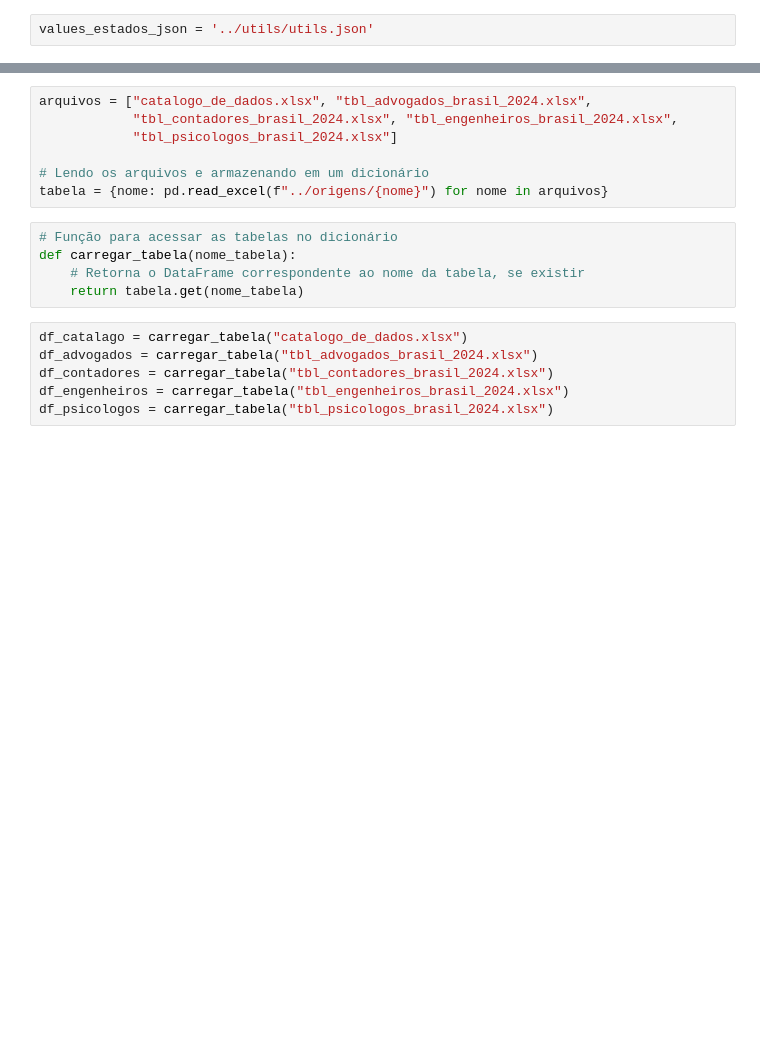
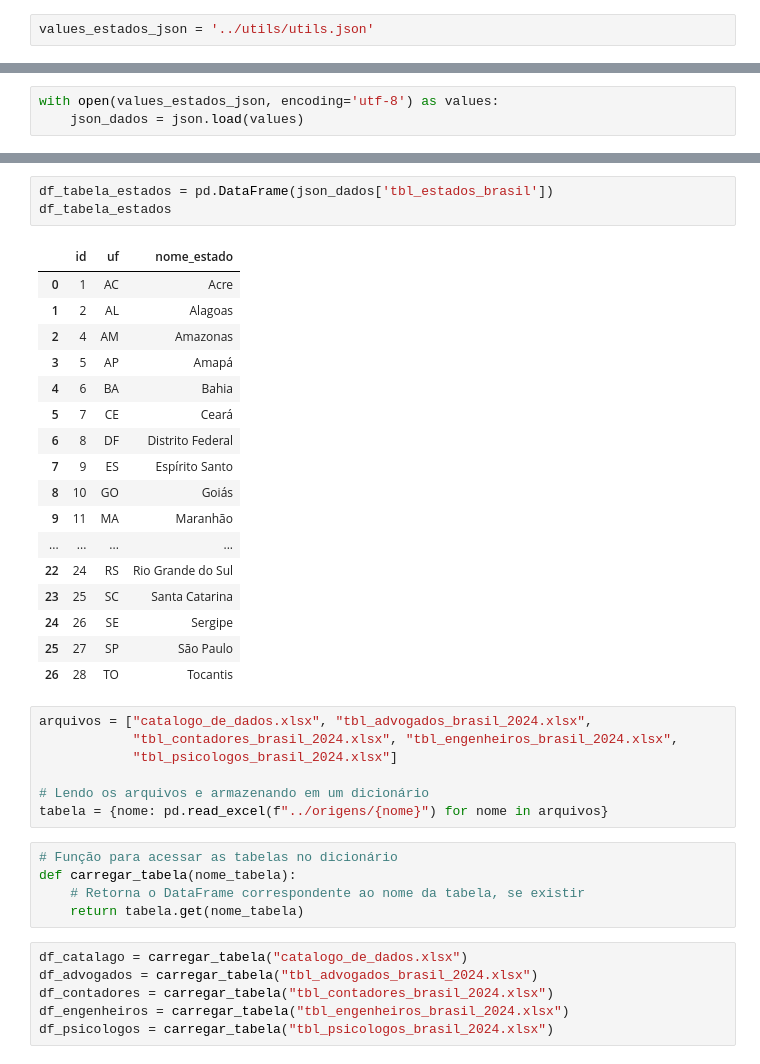
Before and after one commit to gfill99/distribuicao-de-profissoes, a Jupyter notebook: ingestao_de_dados/app/ingestao_de_dados.ipynb, the cells around one changed output, grey strips where cells are left out. Drawn from its saved outputs; the diff is of its cells as text; blank space fills up the shorter version.

```diff
--- a/ingestao_de_dados/app/ingestao_de_dados.ipynb
+++ b/ingestao_de_dados/app/ingestao_de_dados.ipynb
@@ -83,0 +57,3 @@ estados_brasil
+# %%
+with open(values_estados_json, encoding='utf-8') as values:
+    json_dados = json.load(values)
@@ -84,3 +80,24 @@ estados_brasil
+# %%
+df_tabela_estados = pd.DataFrame(json_dados['tbl_estados_brasil'])
+df_tabela_estados
+# %% [output]
+|  | id | uf | nome_estado |
+| 0 | 1 | AC | Acre |
+| 1 | 2 | AL | Alagoas |
+| 2 | 4 | AM | Amazonas |
+| 3 | 5 | AP | Amapá |
+| 4 | 6 | BA | Bahia |
+| 5 | 7 | CE | Ceará |
+| 6 | 8 | DF | Distrito Federal |
+| 7 | 9 | ES | Espírito Santo |
+| 8 | 10 | GO | Goiás |
+| 9 | 11 | MA | Maranhão |
+| ... | ... | ... | ... |
+| 22 | 24 | RS | Rio Grande do Sul |
+| 23 | 25 | SC | Santa Catarina |
+| 24 | 26 | SE | Sergipe |
+| 25 | 27 | SP | São Paulo |
+| 26 | 28 | TO | Tocantis |
 # %%
 arquivos = ["catalogo_de_dados.xlsx", "tbl_advogados_brasil_2024.xlsx",
             "tbl_contadores_brasil_2024.xlsx", "tbl_engenheiros_brasil_2024.xlsx",
```
Also changed, not shown: parts of 30 cells of this notebook, 3 other files.
